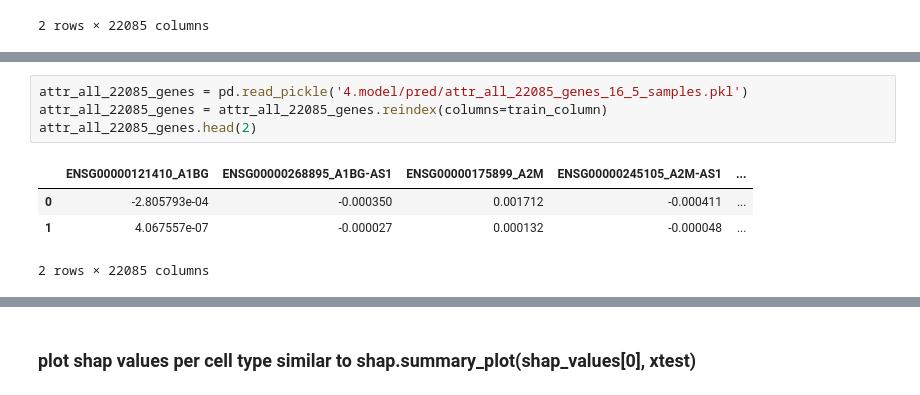
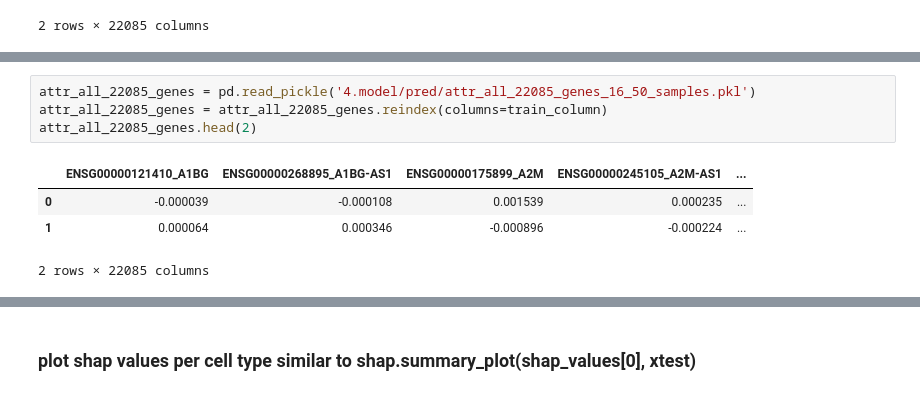
Before and after one commit to valentina-kg/open-problems-multimodal-3rd-solution, a Jupyter notebook: code/4.model/pred/plotting.ipynb, the cells around one changed output, grey strips where cells are left out. Drawn from its saved outputs; the diff is of its cells as text.

```diff
--- a/code/4.model/pred/plotting.ipynb
+++ b/code/4.model/pred/plotting.ipynb
@@ -124,13 +121,13 @@ xtest_all_genes.head(2)
 | 57b5bce6a192 | 0.0 | 1.0 | 0.0 | 0.0 | ... |
 2 rows × 22085 columns
 # %%
-attr_all_22085_genes = pd.read_pickle('4.model/pred/attr_all_22085_genes_16_5_samples.pkl')
+attr_all_22085_genes = pd.read_pickle('4.model/pred/attr_all_22085_genes_16_50_samples.pkl')
 attr_all_22085_genes = attr_all_22085_genes.reindex(columns=train_column)
 attr_all_22085_genes.head(2)
 # %% [output]
 |  | ENSG00000121410_A1BG | ENSG00000268895_A1BG-AS1 | ENSG00000175899_A2M | ENSG00000245105_A2M-AS1 | ... |
-| 0 | -2.805793e-04 | -0.000350 | 0.001712 | -0.000411 | ... |
-| 1 | 4.067557e-07 | -0.000027 | 0.000132 | -0.000048 | ... |
+| 0 | -0.000039 | -0.000108 | 0.001539 | 0.000235 | ... |
+| 1 | 0.000064 | 0.000346 | -0.000896 | -0.000224 | ... |
 2 rows × 22085 columns
 # %%
 shap.initjs()
```
Also changed, not shown: parts of 18 cells of this notebook, 17 other files.
